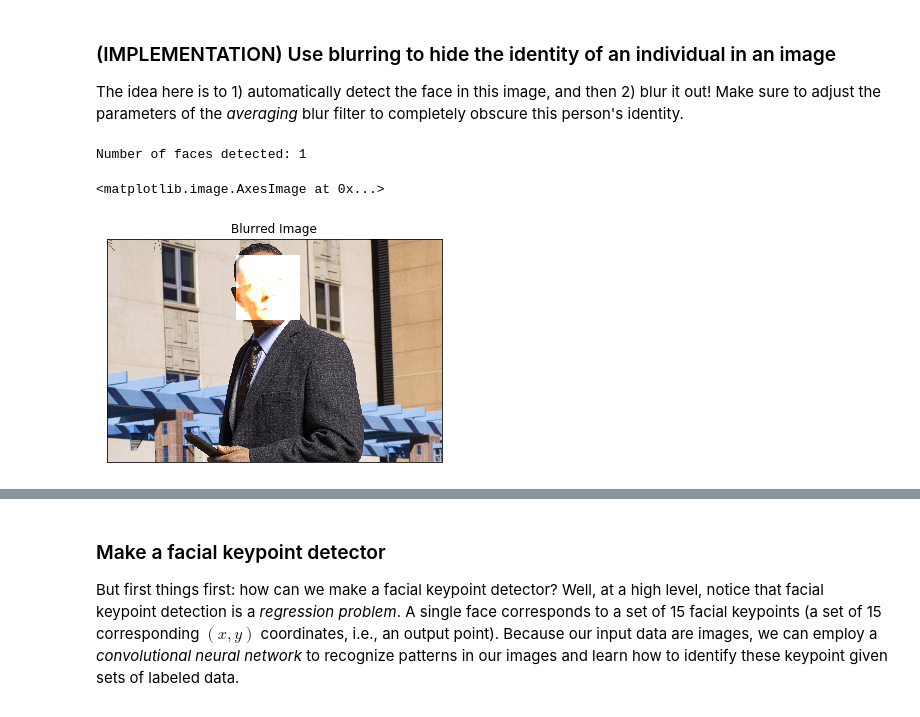
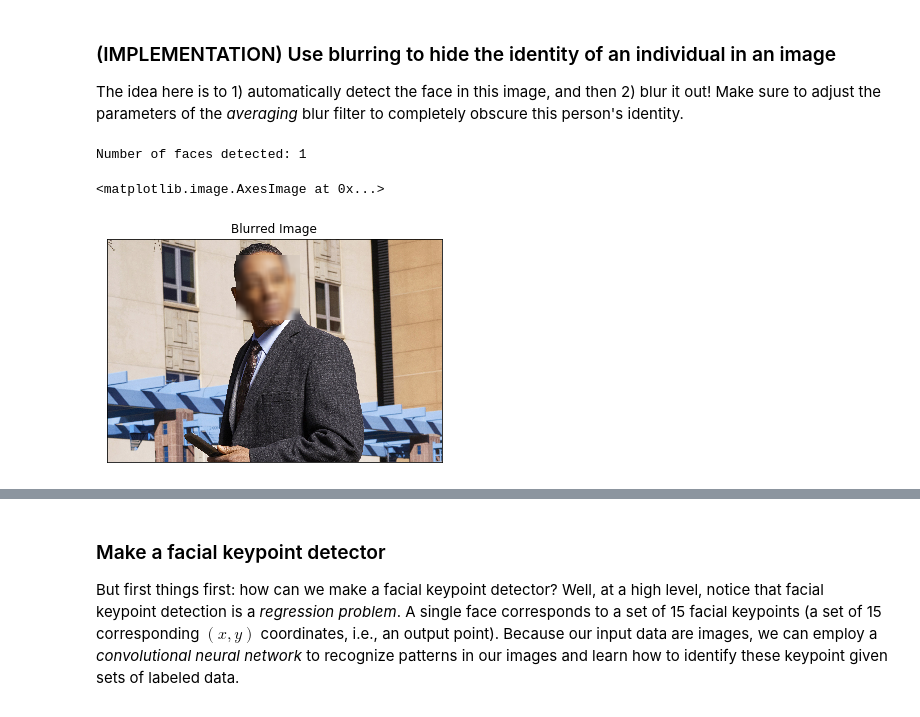
Before and after one commit to spec2e/AIND-CV-FacialKeypoints, a Jupyter notebook: CV_project.ipynb, the cells around one changed output, grey strips where cells are left out. Cells and saved outputs as stored; diff of their text form; code cells hidden in the pictures.

```diff
--- a/CV_project.ipynb
+++ b/CV_project.ipynb
@@ -638,41 +639,36 @@ The idea here is to 1) automatically detect the face in this image, and then 2)
 gray = cv2.cvtColor(image, cv2.COLOR_RGB2GRAY)
 
 # Extract the pre-trained face detector from an xml file
 face_cascade = cv2.CascadeClassifier('detector_architectures/haarcascade_frontalface_default.xml')
 
 # Detect the faces in image
 faces = face_cascade.detectMultiScale(gray, 2, 4)
 
 # Print the number of faces detected in the image
 print('Number of faces detected:', len(faces))
 
 # Make a copy of the orginal image to draw face detections on
 image_with_detections = np.copy(image)
 
-# Get the bounding box for each detected face
-#for (x,y,w,h) in faces:
-    # Add a red bounding box to the detections image
- #   cv2.rectangle(image_with_detections, (x,y), (x+w,y+h), (255,0,0), 3)
+## TODO: Blur the bounding box around each detected face using an averaging filter and display the result
+kernel = np.ones((49,49), np.float32) / 2500
 
-
-## TODO: Blur the bounding box around each detected face using an averaging filter and display the result
-kernel = np.ones((16,16), np.float32) / 50
 for (x,y,w,h) in faces:
     face_image = image_with_detections[y:y+h, x:x+w]
     blur = cv2.filter2D(face_image,-1,kernel)
     image_with_detections[y:y + h, x:x + w] = blur
 
 # Display the image
 fig = plt.figure(figsize = (6,6))
 ax1 = fig.add_subplot(111)
 ax1.set_xticks([])
 ax1.set_yticks([])
 ax1.set_title('Blurred Image')
 ax1.imshow(image_with_detections)
 # %% [output]
 Number of faces detected: 1
 <matplotlib.image.AxesImage at 0x...>
-[figure, old version]
+[figure, new version]
 # %% [markdown]
 ### (Optional) Build identity protection into your laptop camera
 
```
Also changed, not shown: parts of 3 cells of this notebook.
